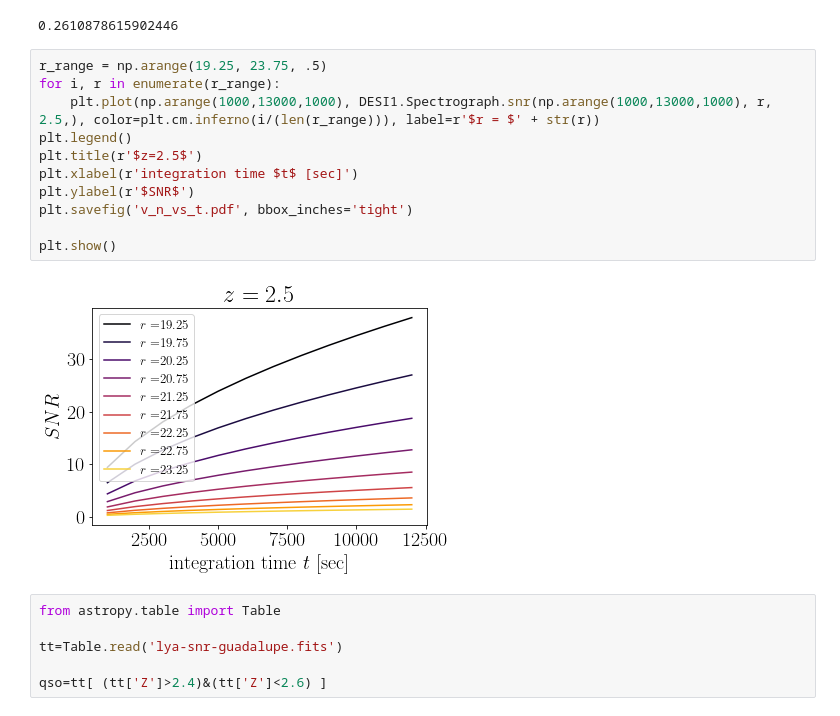
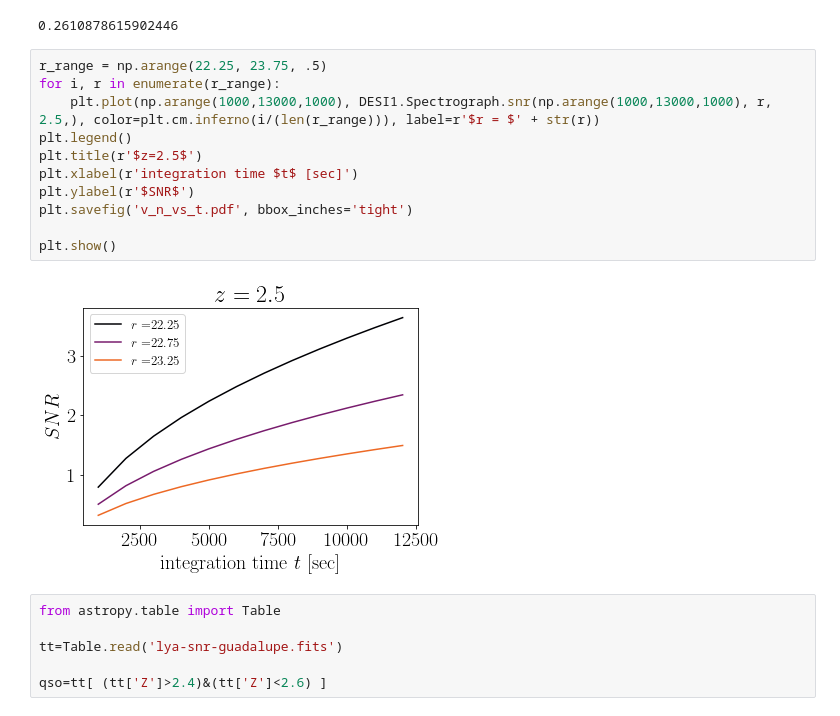
Before and after one commit to mishra-n/DESI-II-LyaProjections, a Jupyter notebook: Test.ipynb, the cells around one changed output. Drawn from its saved outputs; the diff is of its cells as text.

```diff
--- a/Test.ipynb
+++ b/Test.ipynb
@@ -123,18 +123,18 @@ DESI1.v_n(4000, 19.25, 2, k=0.1, SNR=2)
 # %% [output]
 0.2610878615902446
 # %%
-r_range = np.arange(19.25, 23.75, .5)
+r_range = np.arange(22.25, 23.75, .5)
 for i, r in enumerate(r_range):
     plt.plot(np.arange(1000,13000,1000), DESI1.Spectrograph.snr(np.arange(1000,13000,1000), r, 2.5,), color=plt.cm.inferno(i/(len(r_range))), label=r'$r = $' + str(r))
 plt.legend()
 plt.title(r'$z=2.5$')
 plt.xlabel(r'integration time $t$ [sec]')
 plt.ylabel(r'$SNR$')
 plt.savefig('v_n_vs_t.pdf', bbox_inches='tight')
 
 plt.show()
 # %% [output]
-[figure, old version]
+[figure, new version]
 # %%
 from astropy.table import Table
 
```
